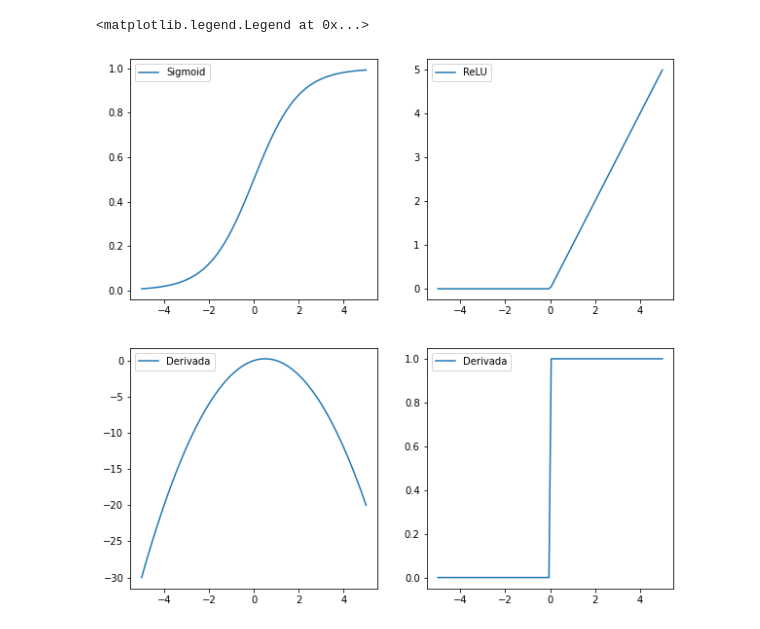
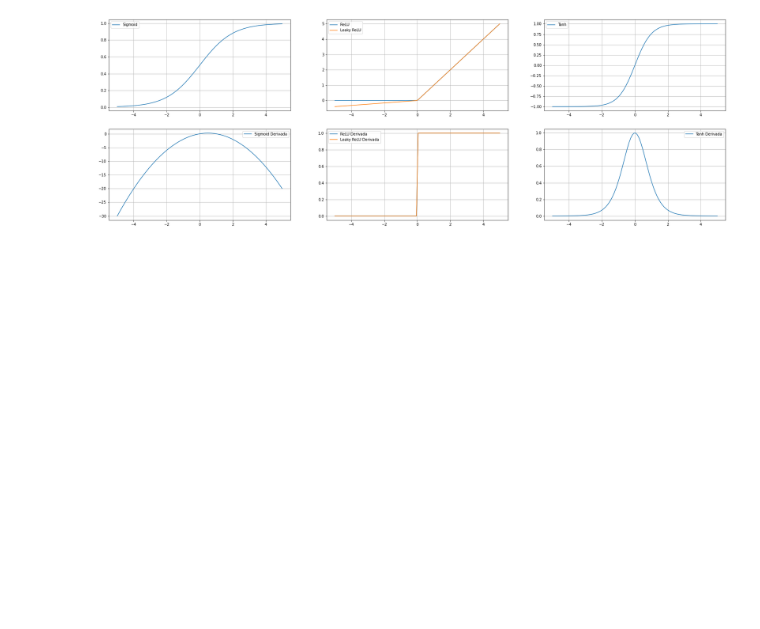
Before and after one commit to zhentinela-ai/red-nueronal-desde-cero, a Jupyter notebook: Red_Neuronal_desde_cero.ipynb, the cells around one changed output. Saved outputs shown, nothing was run; the diff lists cells and outputs as text; code cells hidden in the pictures; blank space fills up the shorter version.

```diff
--- a/Red_Neuronal_desde_cero.ipynb
+++ b/Red_Neuronal_desde_cero.ipynb
@@ -62,26 +73,40 @@ class neural_layer:
 # %%
 # Function de activación
 sigm = (lambda x: 1 / (1 + np.e ** (-x)),
         lambda x: x * (1 - x))
 
 relu = [lambda x: (np.maximum(0, x)),]
 relu.append(lambda x: (x > 0).astype(int))
 
+lrelu = [lambda x: (np.maximum(x, x * .08))]
+lrelu.append(lambda x: (x > 0).astype(int))
+
+tanh = (lambda x: (1 - np.e ** (-2 * x)) / (1 + np.e ** (-2 * x)),
+        lambda x: 1 - ((1 - np.e ** (-2 * x)) / (1 + np.e ** (-2 * x))) ** 2)
+
+
 _x = np.linspace(-5, 5, 100)
 
-fig, axs = plt.subplots(2, 2, figsize=(10, 10))
+fig, axs = plt.subplots(2, 3, figsize=(30, 10))
+
 axs[0][0].plot(_x, sigm[0](_x), label="Sigmoid")
-axs[0][0].legend()
-axs[1][0].plot(_x, sigm[1](_x), label="Derivada")
-axs[1][0].legend()
+axs[1][0].plot(_x, sigm[1](_x), label="Sigmoid Derivada")
 
 axs[0][1].plot(_x, relu[0](_x), label="ReLU")
-axs[0][1].legend()
-axs[1][1].plot(_x, relu[1](_x), label="Derivada")
-axs[1][1].legend()
+axs[1][1].plot(_x, relu[1](_x), label="ReLU Derivada")
+
+axs[0][1].plot(_x, lrelu[0](_x), label="Leaky ReLU")
+axs[1][1].plot(_x, lrelu[1](_x), label="Leaky ReLU Derivada")
+
+axs[0][2].plot(_x, tanh[0](_x), label="Tanh")
+axs[1][2].plot(_x, tanh[1](_x), label="Tanh Derivada")
+
+for col in range(len(axs[1:,:].T)):
+  for row in range(len(axs[:,3:])):
+    axs[row][col].grid()
+    axs[row][col].legend()
 # %% [output]
-<matplotlib.legend.Legend at 0x...>
-[figure, old version]
+[figure, new version]
 # %%
 l0 = neural_layer(p, 2, relu)
 l1 = neural_layer(2, 2, relu)
```
Also changed, not shown: parts of 9 cells of this notebook.
